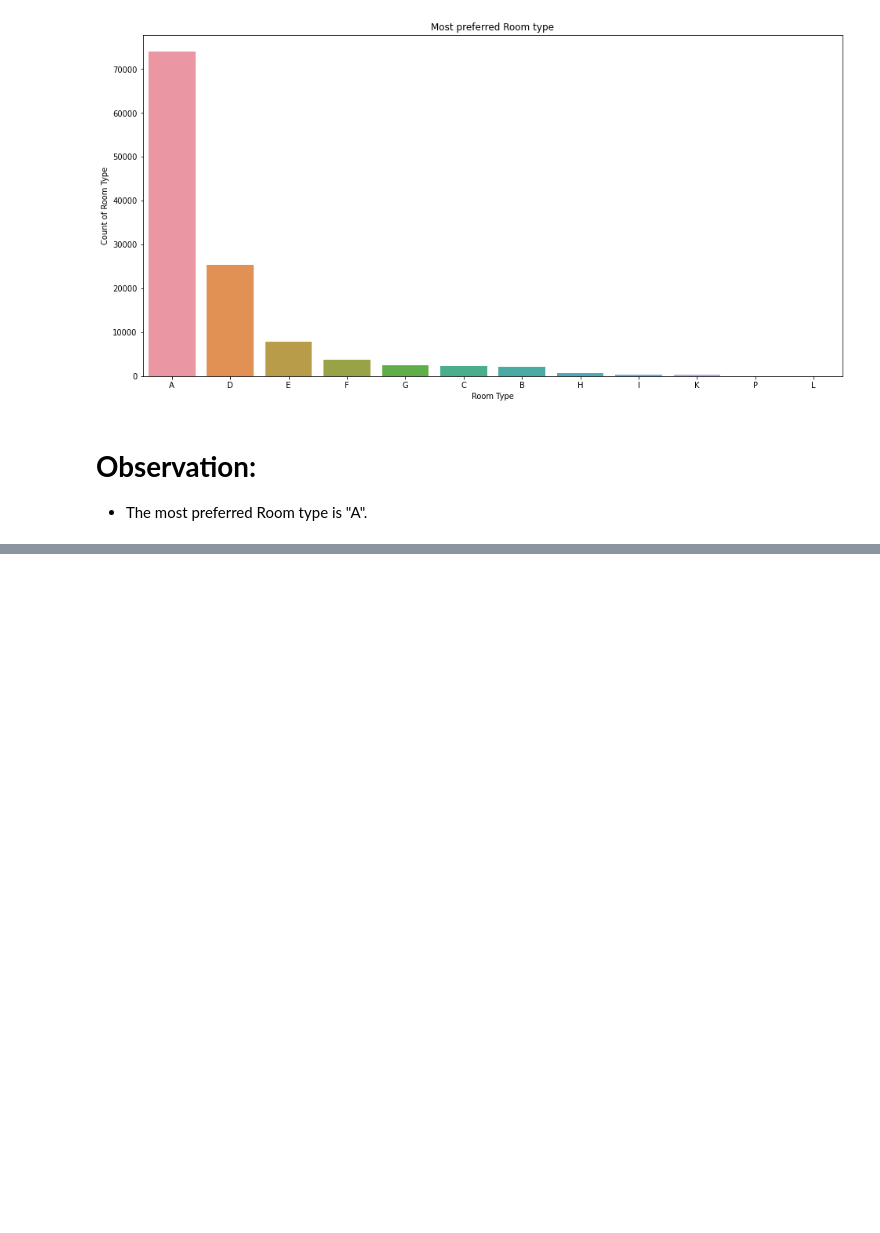
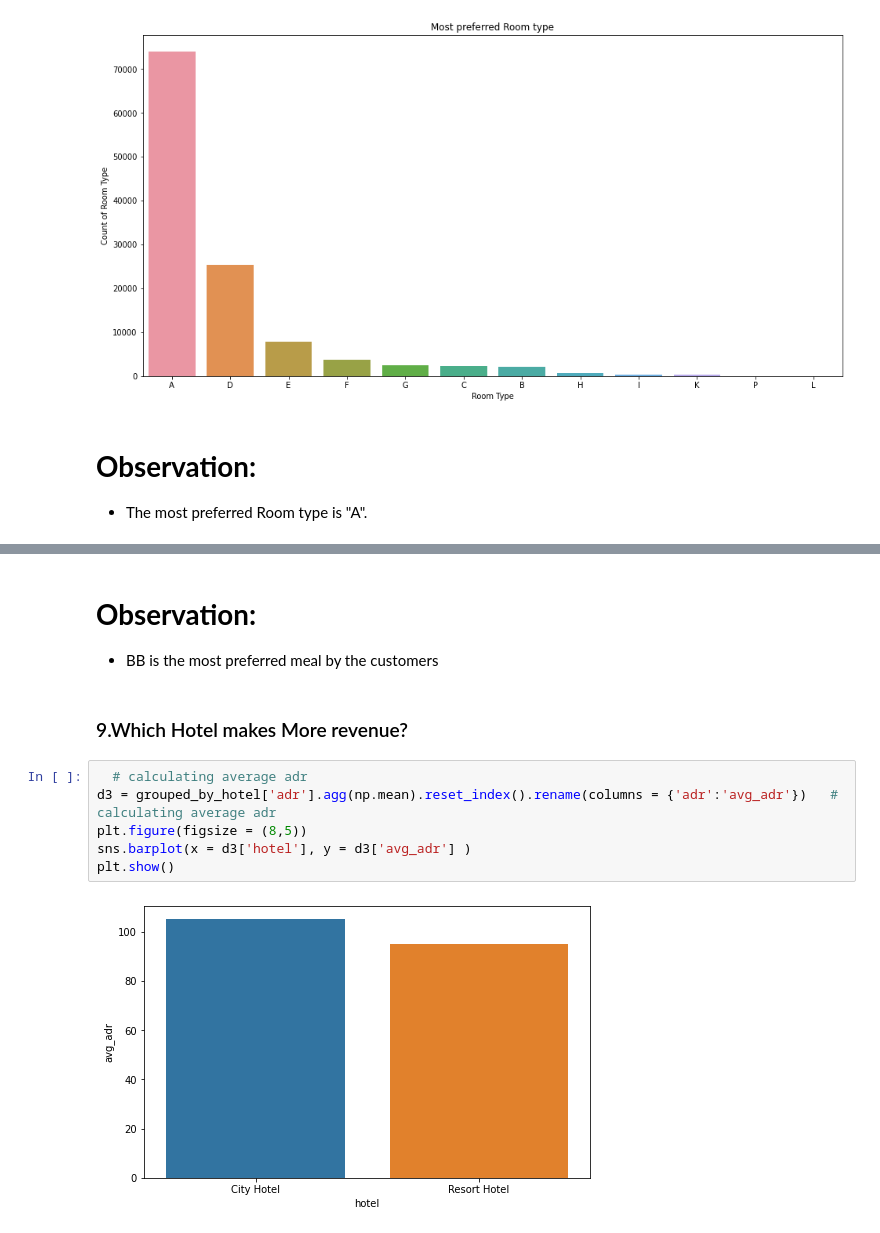
Before and after one commit to aman699/tesla-code, a Jupyter notebook: Hotel_Booking_Analysis(Team_colab)_Capstone_Project.ipynb, the cells around one changed output, grey strips where cells are left out. Cells and saved outputs as stored; diff of their text form; blank space fills up the shorter version.

```diff
--- a/Hotel_Booking_Analysis(Team_colab)_Capstone_Project.ipynb
+++ b/Hotel_Booking_Analysis(Team_colab)_Capstone_Project.ipynb
@@ -344,0 +397,15 @@ Text(0.5, 1.0, 'Most preferred Room type')
+# %% [markdown]
+# **Observation:**
+
+
+*   BB is the most preferred meal by the customers
+# %% [markdown]
+### 9.Which Hotel makes More revenue?
+# %%
+  # calculating average adr
+d3 = grouped_by_hotel['adr'].agg(np.mean).reset_index().rename(columns = {'adr':'avg_adr'})   # calculating average adr
+plt.figure(figsize = (8,5))
+sns.barplot(x = d3['hotel'], y = d3['avg_adr'] )
+plt.show()
+# %% [output]
+[figure, added]
```
Also changed, not shown: parts of 15 cells of this notebook.
